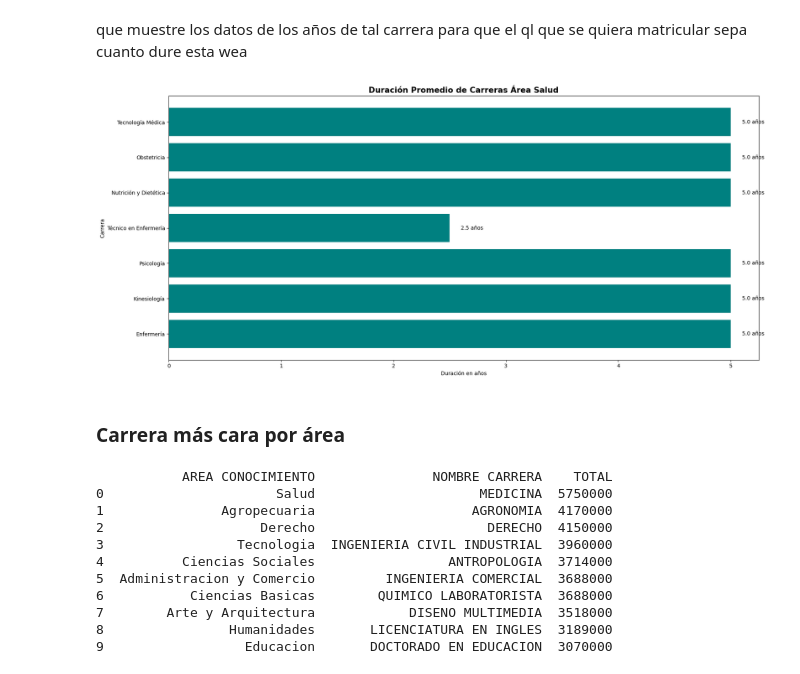
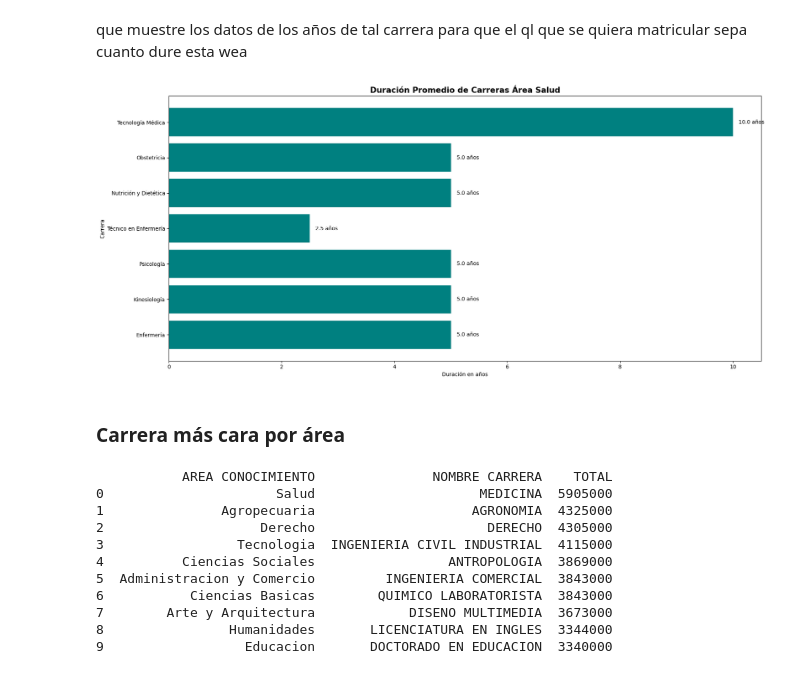
Before and after one commit to DiegoPyLL/ProyectoMat_EV1, a Jupyter notebook: TrabajoPractico.ipynb, the cells around one changed output. Saved outputs shown, nothing was run; the diff lists cells and outputs as text; code cells hidden in the pictures.

```diff
--- a/TrabajoPractico.ipynb
+++ b/TrabajoPractico.ipynb
@@ -473,18 +468,0 @@ Universidades Privadas                  0    487          28
-# %%
-fig, ax = plt.subplots(figsize=(21,8))
-barras = ax.barh(carreras_salud["NOMBRE CARRERA"], carreras_salud["TOTAL"], color="seagreen")
-
-#enLugarDeUsar"plt"Usé"ax"ParaLosTítulosYLabels
-ax.set_title("Suma de Matrícula + Arancel por Carrera (Área Salud)", fontsize=15, fontweight="bold")
-ax.set_xlabel("Total en Pesos")
-ax.set_ylabel("Carrera")
-
-#númerosExactosAlLadoDeCadaBarra
-for bar in barras:
-    valor = bar.get_width()
-    ax.text(valor + (valor*0.01), bar.get_y() + bar.get_height()/2,
-            f"${int(valor):,}".replace(",", "."),
-            va="center", fontsize=10)
-
-plt.tight_layout()
-plt.show()
@@ -498,44 +473,43 @@ que muestre los datos de los años de tal carrera para que el ql que se quiera m
 # %%
 duracion_salud = {
     "Enfermería": 5,
     "Kinesiología": 5,
     "Psicología": 5,
     "Técnico en Enfermería": 2.5,
     "Nutrición y Dietética": 5,
     "Obstetricia": 5,
-    "Tecnología Médica": 5
+    "Tecnología Médica": 10
 }
 
 carreras = list(duracion_salud.keys())
 duracion = list(duracion_salud.values())
 
 fig, ax = plt.subplots(figsize=(18,8))
 barras = ax.barh(carreras, duracion, color="teal")
 
 ax.set_title("Duración Promedio de Carreras Área Salud", fontsize=15, fontweight="bold")
 ax.set_xlabel("Duración en años")
 ax.set_ylabel("Carrera")
 
 for bar in barras:
     valor = bar.get_width()
     ax.text(valor + 0.1, bar.get_y() + bar.get_height()/2,
             f"{valor} años",
             va="center", fontsize=10)
 
 plt.tight_layout()
 plt.show()
 # %% [output]
-[figure, old version]
+[figure, new version]
 # %% [markdown]
 ### Carrera más cara por área
 # %%
-df = pd.read_excel("01_MATRICULAS_ED_SUPERIOR_ARICA_Y_PARINACOTA_2021.xlsx")
 
-#seCreaColumnaTotalEnConjuntoALaSumaDeValorMatrículAYValorArancel
-df["TOTAL"] = df["VALOR MATRICULA (PESOS)"] + df["VALOR ARANCEL (PESOS)"]
+#se crea columna total en conjunto a la suma de valor matrícula y valor arancel
+dataFrame["TOTAL"] = dataFrame["VALOR MATRICULA (PESOS)"]*2 + dataFrame["VALOR ARANCEL (PESOS)"]
 
-mas_cara_por_area = df.loc[
-    df.groupby("AREA CONOCIMIENTO")["TOTAL"].idxmax(),
+mas_cara_por_area = dataFrame.loc[
+    dataFrame.groupby("AREA CONOCIMIENTO")["TOTAL"].idxmax(),
     ["AREA CONOCIMIENTO", "NOMBRE CARRERA", "TOTAL"]
 ]
 
@@ -544,13 +518,13 @@ mas_cara_por_area = mas_cara_por_area.sort_values(by="TOTAL", ascending=False).r
 print(mas_cara_por_area)
 # %% [output]
            AREA CONOCIMIENTO               NOMBRE CARRERA    TOTAL
-0                      Salud                     MEDICINA  5750000
-1               Agropecuaria                    AGRONOMIA  4170000
-2                    Derecho                      DERECHO  4150000
-3                 Tecnologia  INGENIERIA CIVIL INDUSTRIAL  3960000
-4          Ciencias Sociales                 ANTROPOLOGIA  3714000
-5  Administracion y Comercio         INGENIERIA COMERCIAL  3688000
-6           Ciencias Basicas        QUIMICO LABORATORISTA  3688000
-7        Arte y Arquitectura            DISENO MULTIMEDIA  3518000
-8                Humanidades       LICENCIATURA EN INGLES  3189000
-9                  Educacion       DOCTORADO EN EDUCACION  3070000
+0                      Salud                     MEDICINA  5905000
+1               Agropecuaria                    AGRONOMIA  4325000
+2                    Derecho                      DERECHO  4305000
+3                 Tecnologia  INGENIERIA CIVIL INDUSTRIAL  4115000
+4          Ciencias Sociales                 ANTROPOLOGIA  3869000
+5  Administracion y Comercio         INGENIERIA COMERCIAL  3843000
+6           Ciencias Basicas        QUIMICO LABORATORISTA  3843000
+7        Arte y Arquitectura            DISENO MULTIMEDIA  3673000
+8                Humanidades       LICENCIATURA EN INGLES  3344000
+9                  Educacion       DOCTORADO EN EDUCACION  3340000
```
Also changed, not shown: parts of 5 cells of this notebook.
